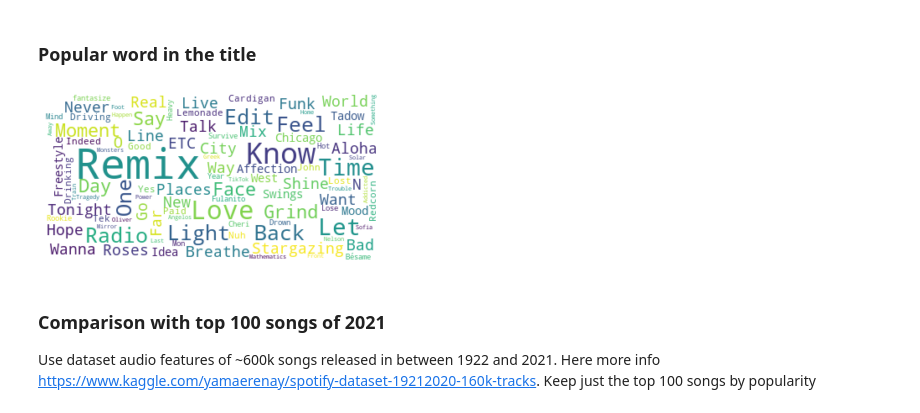
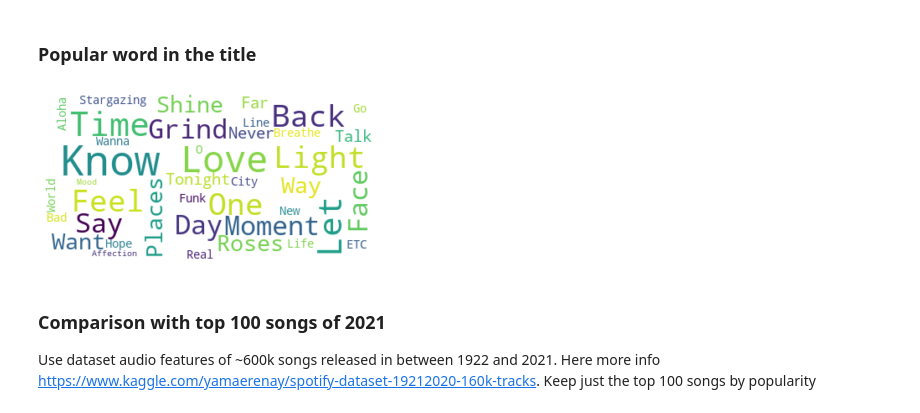
Before and after one commit to matteovadi/NRC_running_songs, a Jupyter notebook: analysis_nike_run_club_songs.ipynb, the cells around one changed output. Saved outputs shown, nothing was run; the diff lists cells and outputs as text; code cells hidden in the pictures.

Commit message:
Updated radar chart, wordcloud and missing values

```diff
--- a/analysis_nike_run_club_songs.ipynb
+++ b/analysis_nike_run_club_songs.ipynb
@@ -160,6 +159,9 @@ df_songs[metadata_col]
 # %%
 # Drop columns if all value are missing
 df_songs = df_songs.dropna(axis='columns', how='all')
+# %%
+# Remove songs with tempo less than 50, songs with that tempo does not exist
+df_songs = df_songs[df_songs.tempo >= 50]
 # %% [markdown]
 ### Transform necessary columns to numerical
 # %%
@@ -306,11 +308,11 @@ for title in df_songs.title:
     for word in title.split():
         text = text + " " + word
 # %%
-#text = df_songs['title'].to_list()
-wordcloud = WordCloud(max_font_size=50, max_words=100, background_color="white").generate(text)
+stop_words = ["Remix", "Radio", "Edit", "live", "N", "mix", "remastered", "Soundtrack", "Version"] + list(STOPWORDS)
+wordcloud = WordCloud(stopwords = stop_words, max_font_size=50, max_words=40, background_color="white").generate(text)
 plt.figure()
 plt.imshow(wordcloud, interpolation="bilinear")
 plt.axis("off")
 plt.show()
 # %% [output]
-[figure, old version]
+[figure, new version]
```
Also changed, not shown: parts of 7 cells of this notebook.
